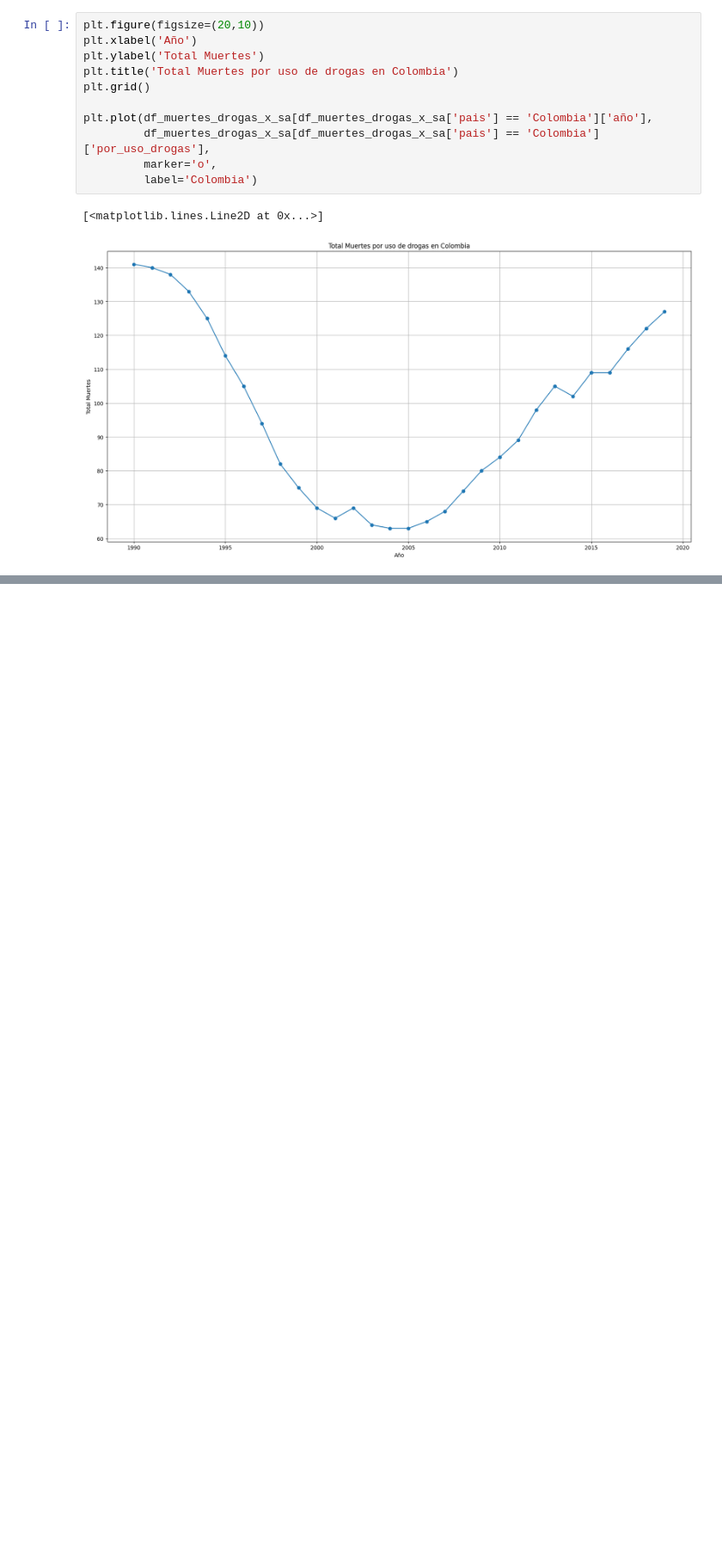
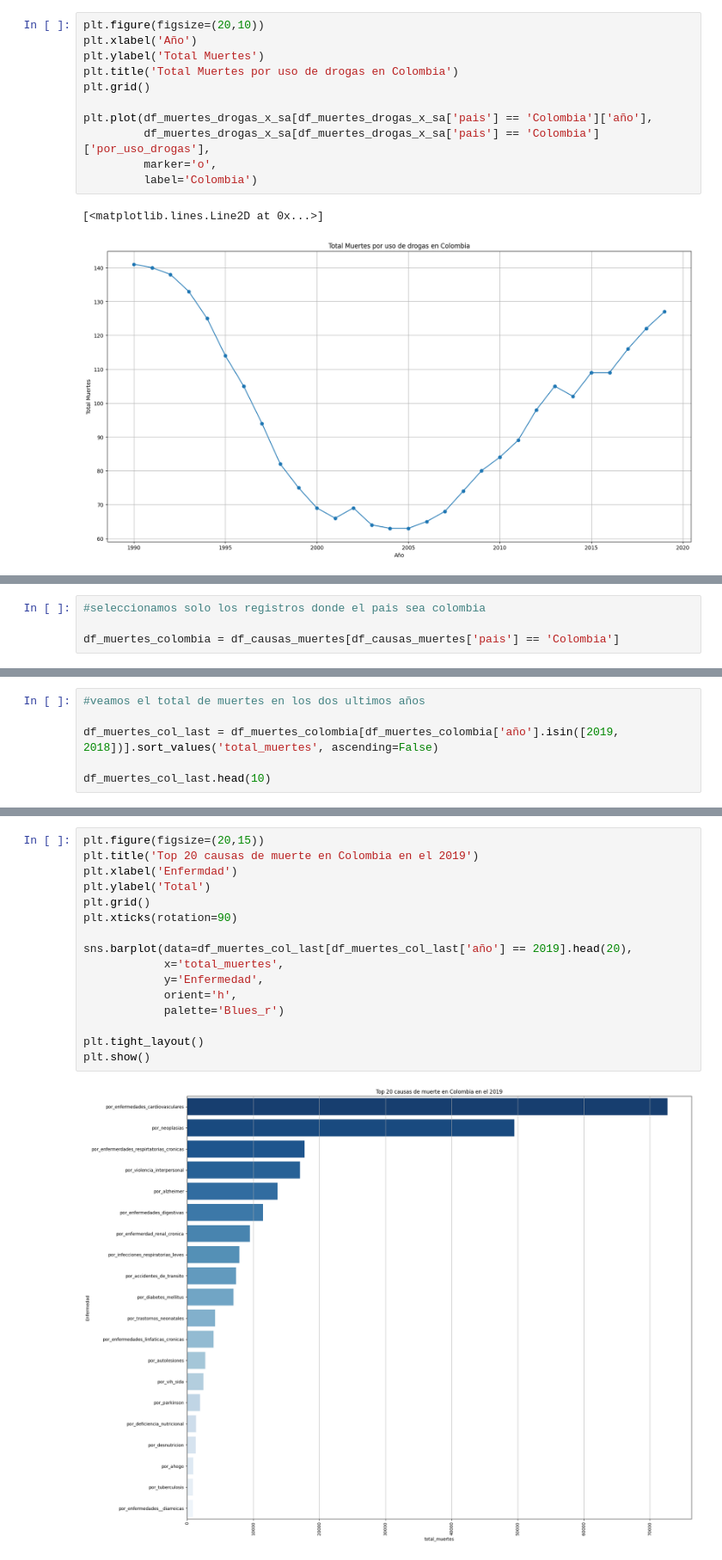
Before and after one commit to fredericksalazar/dataAnalyst_causas_de_muerte, a Jupyter notebook: data_analyst_causas_muerte.ipynb, the cells around one changed output, grey strips where cells are left out. Shown at 86% size. Drawn from its saved outputs; the diff is of its cells as text; blank space fills up the shorter version.

Commit message:
causas de muerte colombia V1
se inicia analisis de las causas de muerte en colombia.

```diff
--- a/data_analyst_causas_muerte.ipynb
+++ b/data_analyst_causas_muerte.ipynb
@@ -497,0 +503,4 @@ plt.plot(df_muertes_drogas_x_sa[df_muertes_drogas_x_sa['pais'] == 'Colombia']['a
+# %%
+#seleccionamos solo los registros donde el pais sea colombia
+
+df_muertes_colombia = df_causas_muertes[df_causas_muertes['pais'] == 'Colombia']
@@ -497,0 +574,6 @@ plt.plot(df_muertes_drogas_x_sa[df_muertes_drogas_x_sa['pais'] == 'Colombia']['a
+# %%
+#veamos el total de muertes en los dos ultimos años
+
+df_muertes_col_last = df_muertes_colombia[df_muertes_colombia['año'].isin([2019, 2018])].sort_values('total_muertes', ascending=False)
+
+df_muertes_col_last.head(10)
@@ -497,0 +592,18 @@ plt.plot(df_muertes_drogas_x_sa[df_muertes_drogas_x_sa['pais'] == 'Colombia']['a
+# %%
+plt.figure(figsize=(20,15))
+plt.title('Top 20 causas de muerte en Colombia en el 2019')
+plt.xlabel('Enfermdad')
+plt.ylabel('Total')
+plt.grid()
+plt.xticks(rotation=90)
+
+sns.barplot(data=df_muertes_col_last[df_muertes_col_last['año'] == 2019].head(20),
+            x='total_muertes',
+            y='Enfermedad',
+            orient='h',
+            palette='Blues_r')
+
+plt.tight_layout()
+plt.show()
+# %% [output]
+[figure, added]
```
Also changed, not shown: parts of 10 cells of this notebook.
